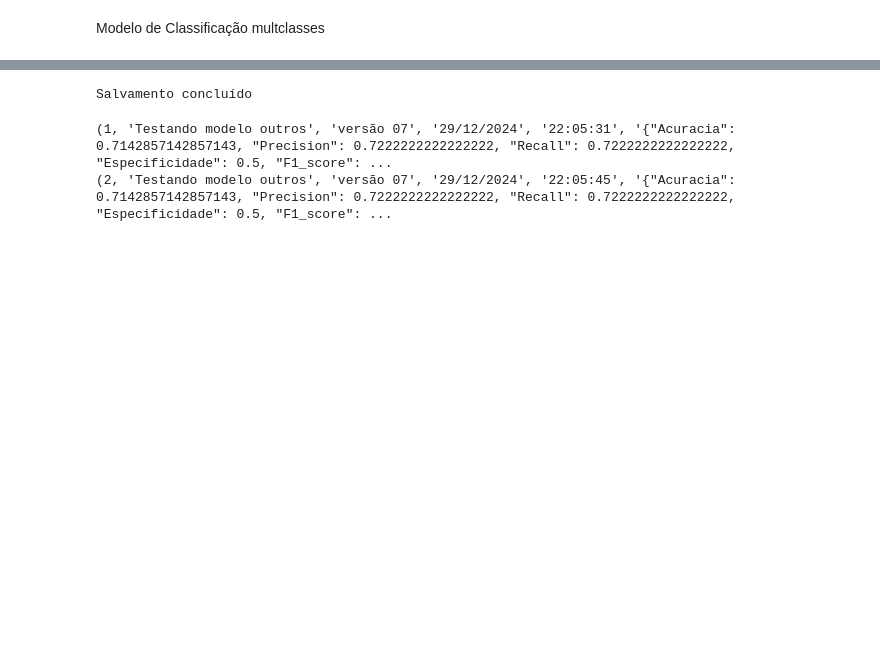
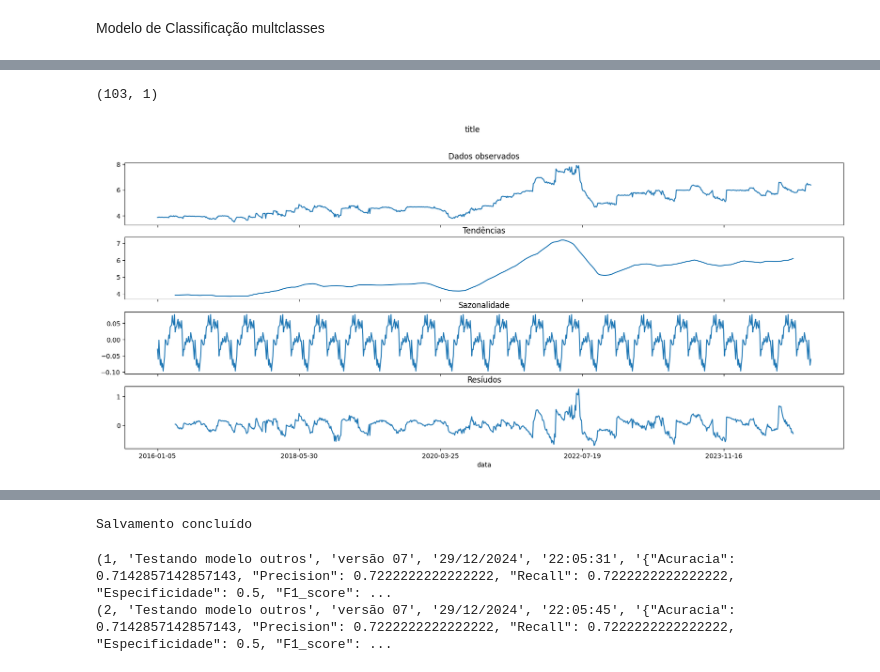
Before and after one commit to Danieloliver1/Painel_e_logs, a Jupyter notebook: main.ipynb, the cells around one changed output, grey strips where cells are left out. Cells and saved outputs as stored; diff of their text form; code cells hidden in the pictures; blank space fills up the shorter version.

```diff
--- a/main.ipynb
+++ b/main.ipynb
@@ -321,0 +218,15 @@ Matriz de Confusão:
+# %%
+from experiment_logger import ExperimentLogger
+# Series temporais
+import pandas as pd
+link = r'E:\Repositorio_Git\zzz-projeto_final\automacao_web\dados\gasolina_fortaleza_2016-2024_v2.csv'
+
+
+df = pd.read_csv(link)
+# %%
+agrupando = df.groupby('data')['Valor de Venda'].mean()
+agrupando = pd.DataFrame(agrupando)
+# %%
+from statsmodels.tsa.seasonal import seasonal_decompose
+
+decomposicao = seasonal_decompose(agrupando,period=51)
@@ -321,0 +250,18 @@ Matriz de Confusão:
+# %%
+agrupando.loc['2024-01-01':'2024-12-31'].shape
+# %% [output]
+(103, 1)
+# %%
+import matplotlib.pyplot as plt
+def plot_decomposicao(decomposicao,title):
+  fig, axes = plt.subplots(   ncols = 1, nrows = 4, sharex = True, figsize = (20,8))
+  decomposicao.observed.plot( ax = axes[0], title = 'Dados observados')
+  decomposicao.trend.plot(    ax = axes[1], title = 'Tendências')
+  decomposicao.seasonal.plot( ax = axes[2], title = 'Sazonalidade')
+  decomposicao.resid.plot(    ax = axes[3], title = 'Resíudos')
+  fig.suptitle(title)
+  plt.show()
+# %%
+plot_decomposicao(decompose,'title')
+# %% [output]
+[figure, added]
```
Also changed, not shown: parts of 14 cells of this notebook, 11 other files.
